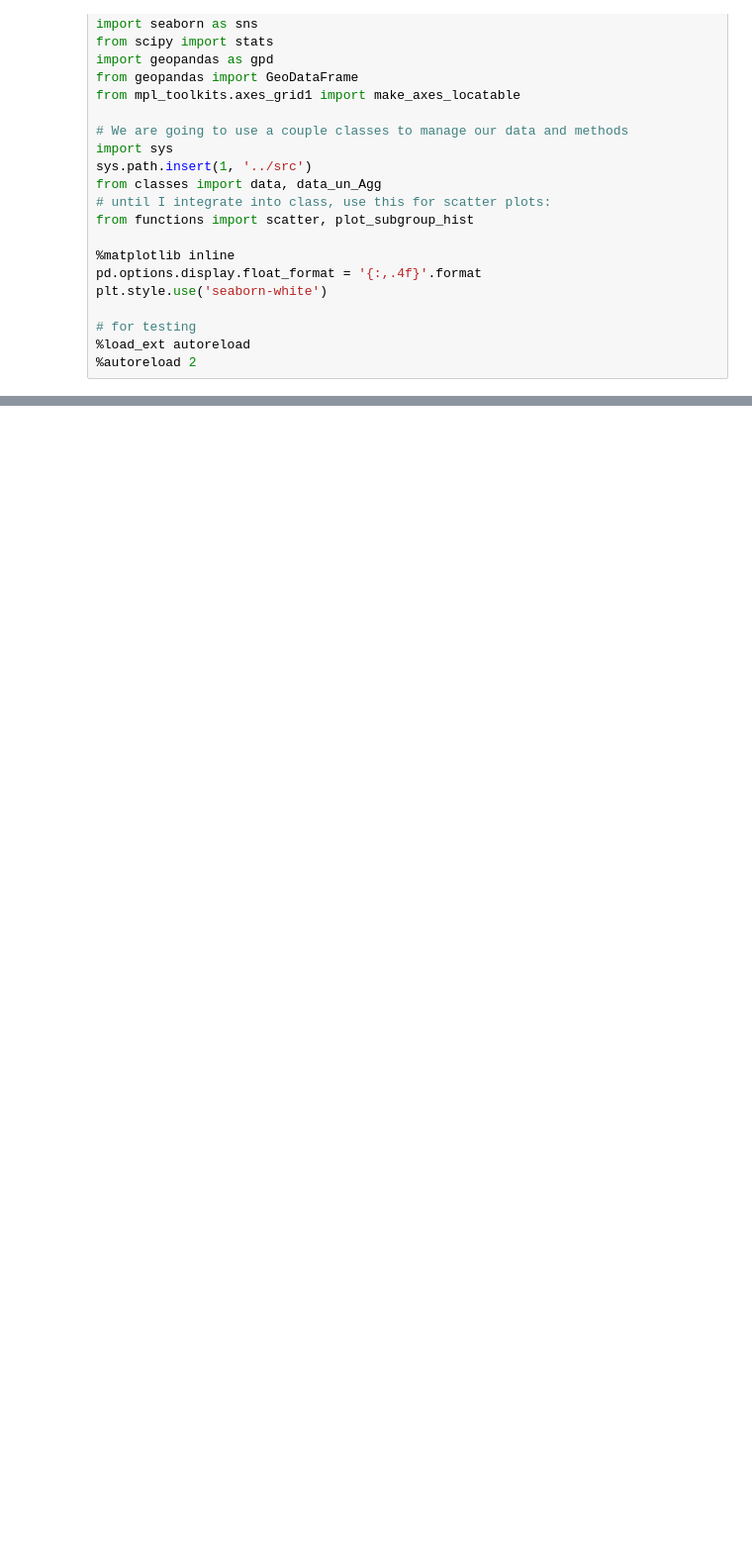
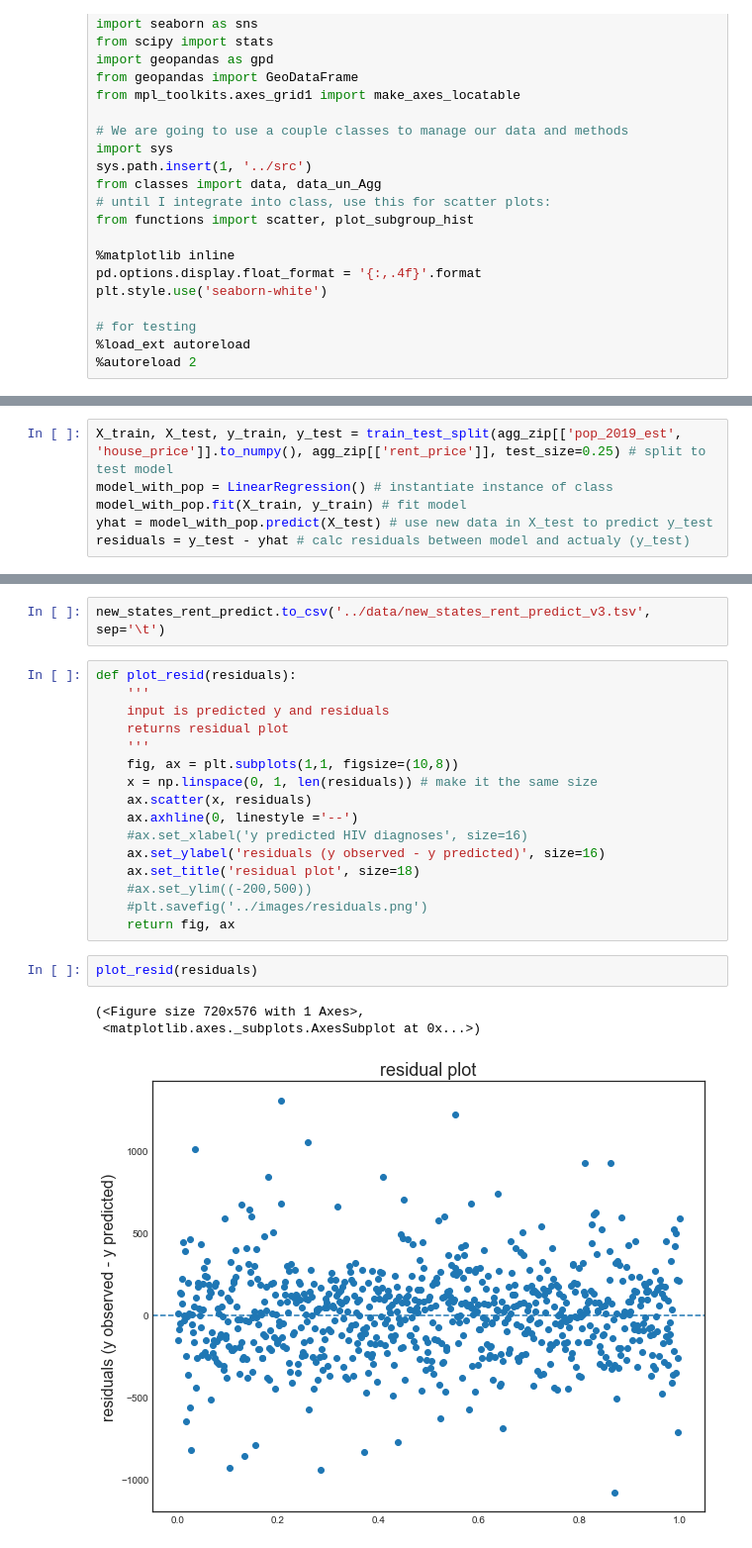
Before and after one commit to paultanger/realty-markets-analyzer, a Jupyter notebook: notebooks/lin_regression.ipynb, the cells around one changed output, grey strips where cells are left out. Shown at 99% size. Drawn from its saved outputs; the diff is of its cells as text; blank space fills up the shorter version.

Commit message:
update regression results

```diff
--- a/notebooks/lin_regression.ipynb
+++ b/notebooks/lin_regression.ipynb
@@ -73,0 +215,6 @@ array(['AL', 'AR', 'AZ', 'CA', 'CO', 'CT', 'DC', 'DE', 'FL', 'GA', 'HI',
+# %%
+X_train, X_test, y_train, y_test = train_test_split(agg_zip[['pop_2019_est', 'house_price']].to_numpy(), agg_zip[['rent_price']], test_size=0.25) # split to test model
+model_with_pop = LinearRegression() # instantiate instance of class
+model_with_pop.fit(X_train, y_train) # fit model
+yhat = model_with_pop.predict(X_test) # use new data in X_test to predict y_test
+residuals = y_test - yhat # calc residuals between model and actualy (y_test)
@@ -73,0 +260,24 @@ array(['AL', 'AR', 'AZ', 'CA', 'CO', 'CT', 'DC', 'DE', 'FL', 'GA', 'HI',
+# %%
+new_states_rent_predict.to_csv('../data/new_states_rent_predict_v3.tsv', sep='\t')
+# %%
+def plot_resid(residuals):
+    '''
+    input is predicted y and residuals
+    returns residual plot
+    '''
+    fig, ax = plt.subplots(1,1, figsize=(10,8))
+    x = np.linspace(0, 1, len(residuals)) # make it the same size
+    ax.scatter(x, residuals)
+    ax.axhline(0, linestyle ='--')
+    #ax.set_xlabel('y predicted HIV diagnoses', size=16)
+    ax.set_ylabel('residuals (y observed - y predicted)', size=16)
+    ax.set_title('residual plot', size=18)
+    #ax.set_ylim((-200,500))
+    #plt.savefig('../images/residuals.png')
+    return fig, ax
+# %%
+plot_resid(residuals)
+# %% [output]
+(<Figure size 720x576 with 1 Axes>,
+ <matplotlib.axes._subplots.AxesSubplot at 0x...>)
+[figure, added]
```
Also changed, not shown: parts of 88 cells of this notebook, 1 other file.
